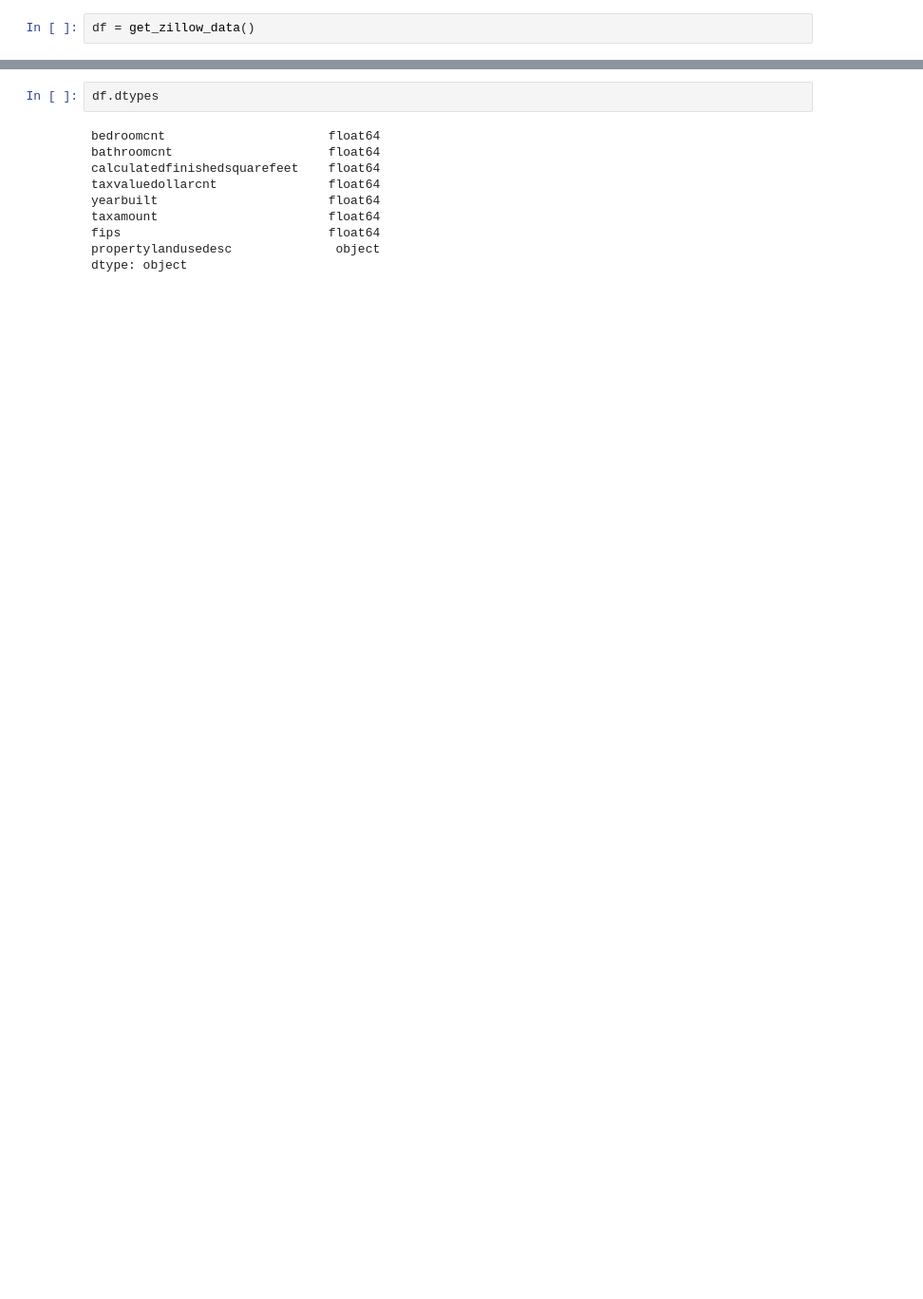
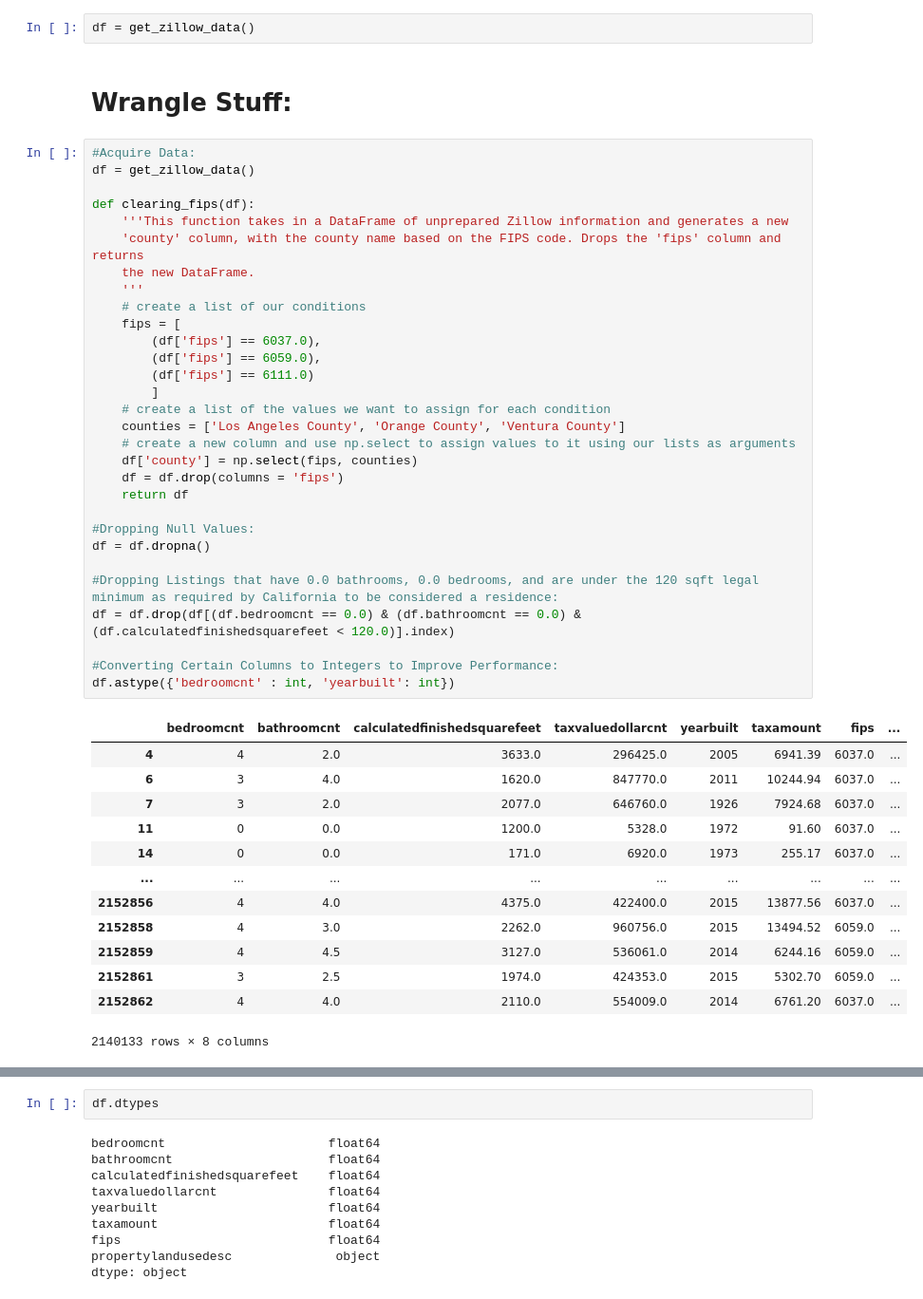
Before and after one commit to greg-maggard/regression_exercises, a Jupyter notebook: wrangle.ipynb, the cells around one changed output, grey strips where cells are left out. Shown at 95% size. Saved outputs shown, nothing was run; the diff lists cells and outputs as text; blank space fills up the shorter version.

Commit message:
Adding some progress on wrangle.ipynb and finishing first iteration of wrangle.py script.

```diff
--- a/wrangle.ipynb
+++ b/wrangle.ipynb
@@ -22,2 +23,48 @@ from stats_toolkit import significance_test
 # %%
 df = get_zillow_data()
+# %% [markdown]
+# Wrangle Stuff:
+# %%
+#Acquire Data:
+df = get_zillow_data()
+
+def clearing_fips(df):
+    '''This function takes in a DataFrame of unprepared Zillow information and generates a new
+    'county' column, with the county name based on the FIPS code. Drops the 'fips' column and returns
+    the new DataFrame.
+    '''
+    # create a list of our conditions
+    fips = [
+        (df['fips'] == 6037.0),
+        (df['fips'] == 6059.0),
+        (df['fips'] == 6111.0)
+        ]
+    # create a list of the values we want to assign for each condition
+    counties = ['Los Angeles County', 'Orange County', 'Ventura County']
+    # create a new column and use np.select to assign values to it using our lists as arguments
+    df['county'] = np.select(fips, counties)
+    df = df.drop(columns = 'fips')
+    return df
+
+#Dropping Null Values:
+df = df.dropna()
+
+#Dropping Listings that have 0.0 bathrooms, 0.0 bedrooms, and are under the 120 sqft legal minimum as required by California to be considered a residence:
+df = df.drop(df[(df.bedroomcnt == 0.0) & (df.bathroomcnt == 0.0) & (df.calculatedfinishedsquarefeet < 120.0)].index)
+
+#Converting Certain Columns to Integers to Improve Performance:
+df.astype({'bedroomcnt' : int, 'yearbuilt': int})
+# %% [output]
+|  | bedroomcnt | bathroomcnt | calculatedfinishedsquarefeet | taxvaluedollarcnt | yearbuilt | taxamount | fips | ... |
+| 4 | 4 | 2.0 | 3633.0 | 296425.0 | 2005 | 6941.39 | 6037.0 | ... |
+| 6 | 3 | 4.0 | 1620.0 | 847770.0 | 2011 | 10244.94 | 6037.0 | ... |
+| 7 | 3 | 2.0 | 2077.0 | 646760.0 | 1926 | 7924.68 | 6037.0 | ... |
+| 11 | 0 | 0.0 | 1200.0 | 5328.0 | 1972 | 91.60 | 6037.0 | ... |
+| 14 | 0 | 0.0 | 171.0 | 6920.0 | 1973 | 255.17 | 6037.0 | ... |
+| ... | ... | ... | ... | ... | ... | ... | ... | ... |
+| 2152856 | 4 | 4.0 | 4375.0 | 422400.0 | 2015 | 13877.56 | 6037.0 | ... |
+| 2152858 | 4 | 3.0 | 2262.0 | 960756.0 | 2015 | 13494.52 | 6059.0 | ... |
+| 2152859 | 4 | 4.5 | 3127.0 | 536061.0 | 2014 | 6244.16 | 6059.0 | ... |
+| 2152861 | 3 | 2.5 | 1974.0 | 424353.0 | 2015 | 5302.70 | 6059.0 | ... |
+| 2152862 | 4 | 4.0 | 2110.0 | 554009.0 | 2014 | 6761.20 | 6037.0 | ... |
+2140133 rows × 8 columns
```
Also changed, not shown: parts of 32 cells of this notebook, 3 other files.
